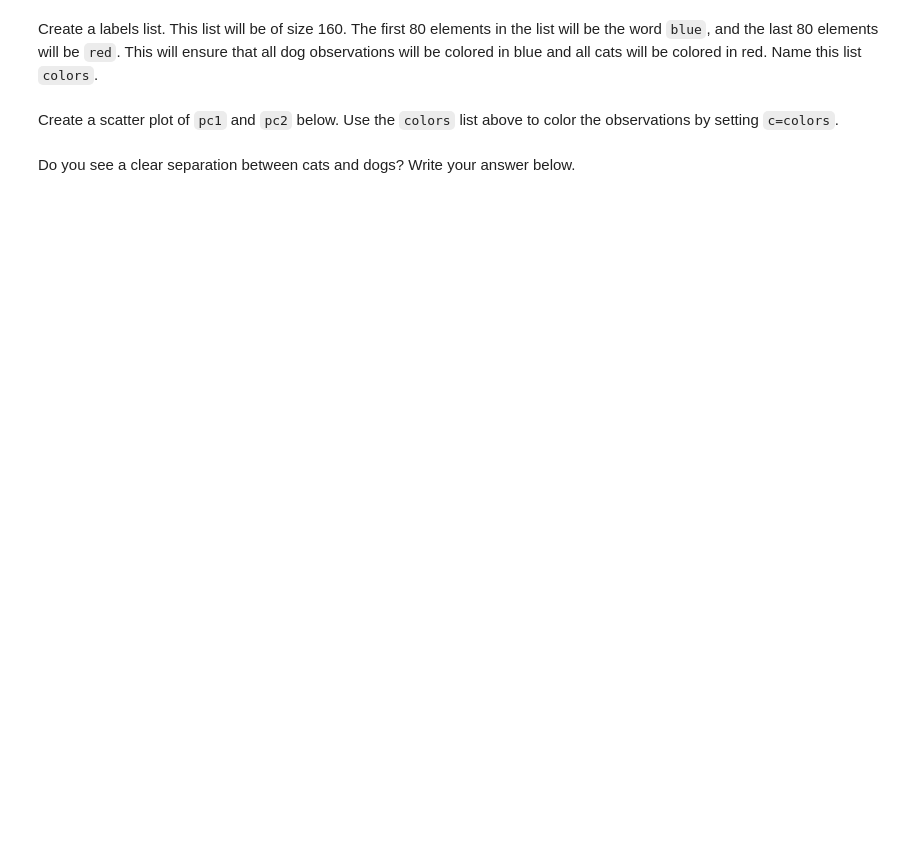
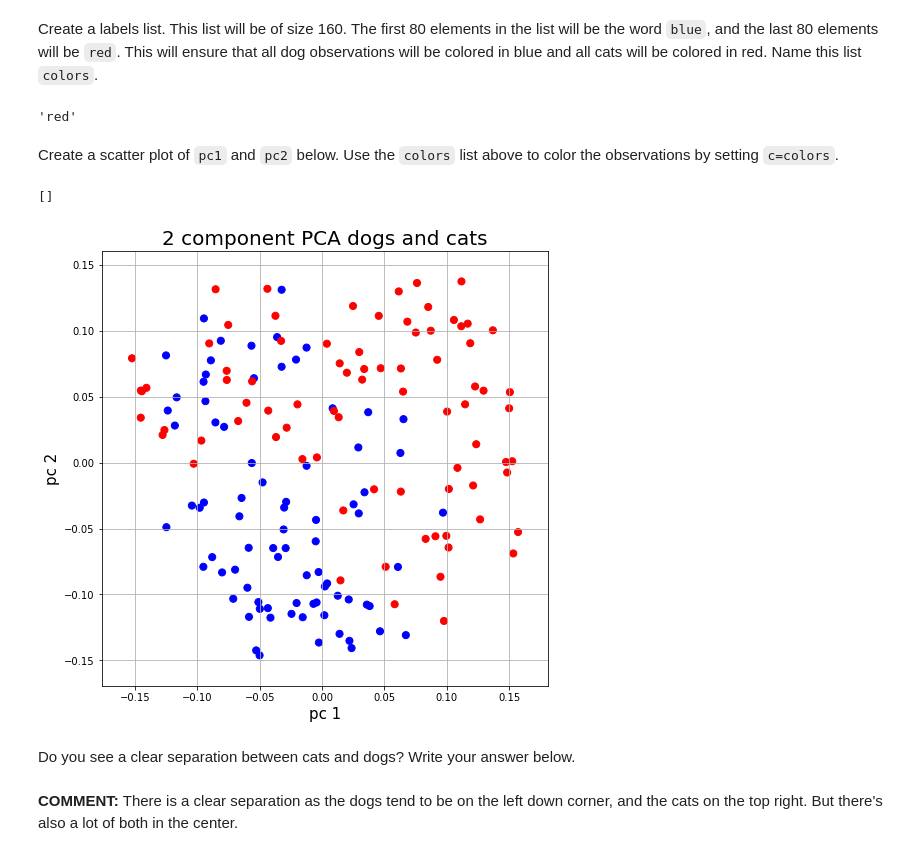
Before and after one commit to ta-datapt-bcn/lab-pca, a Jupyter notebook: your-code/main.ipynb, the cells around one changed output. Saved outputs shown, nothing was run; the diff lists cells and outputs as text; code cells hidden in the pictures; blank space fills up the shorter version.

```diff
--- a/your-code/main.ipynb
+++ b/your-code/main.ipynb
@@ -63,6 +96,8 @@ Now, use the `np.concatenate` function to combine the cats and dogs arrays. Use
 Standardize the concatenated array below.
 # %%
 # Your code here:
+
+std_matrix = standardize(dogs_cats)
 # %% [markdown]
 # Challenge 2 - Using PCA
 
@@ -78,3 +116,8 @@ Use `numpy` to find to transpose the standardized pet array. This will help us c
+# %%
+# Your code here:
+t_std_matrix = list(map(list, zip(*std_matrix)))
+len(t_std_matrix)
+pca2 = PCA(t_std_matrix, ncomp=2, standardize=True)
 # %% [markdown]
 Find the dot product of the transposed standardized pet matrix and the `factors` of the `PCA` model found above. This will be the projection onto 2 dimensions. This means that each cat and dog image will now only have two columns instead of 4096.
 # %%
@@ -89,0 +134,4 @@ In the cell below, turn the two dimensional projection into a pandas dataframe a
+# %%
+# Your code here:
+df = pd.DataFrame(pca2.factors, columns = ['pc 1', 'pc 2'])
+df.head()
@@ -94,2 +147,8 @@ Create a labels list. This list will be of size 160. The first 80 elements in th
+# %%
+# Your code here:
+colors = ['blue' if i<80 else 'red' for i in range(160) ]
+colors[80]
+# %% [output]
+'red'
 # %% [markdown]
 Create a scatter plot of `pc1` and `pc2` below. Use the `colors` list above to color the observations by setting `c=colors`.
@@ -98,2 +155,20 @@ Create a scatter plot of `pc1` and `pc2` below. Use the `colors` list above to c
+# %%
+# Your code here:
+
+import matplotlib.pyplot as plt
+%matplotlib inline
+
+fig = plt.figure(figsize = (8,8))
+ax = fig.add_subplot(1,1,1)
+ax.set_xlabel('pc 1', fontsize = 15)
+ax.set_ylabel('pc 2', fontsize = 15)
+ax.set_title('2 component PCA dogs and cats', fontsize = 20)
+
+ax.scatter(df['pc 1'], df['pc 2'], c=colors, s=50)
+ax.grid()
+plt.plot()
+# %% [output]
+[]
+[figure, added]
 # %% [markdown]
 Do you see a clear separation between cats and dogs? Write your answer below.
@@ -101,0 +175,2 @@ Do you see a clear separation between cats and dogs? Write your answer below.
+# %% [markdown]
+**COMMENT:** There is a clear separation as the dogs tend to be on the left down corner, and the cats on the top right. But there's also a lot of both in the center.
```
Also changed, not shown: parts of 18 cells of this notebook.
